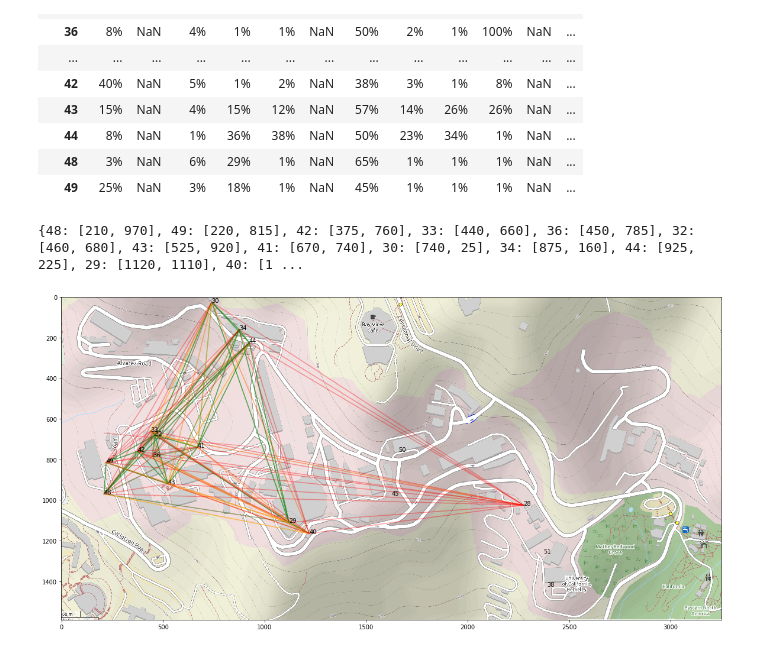
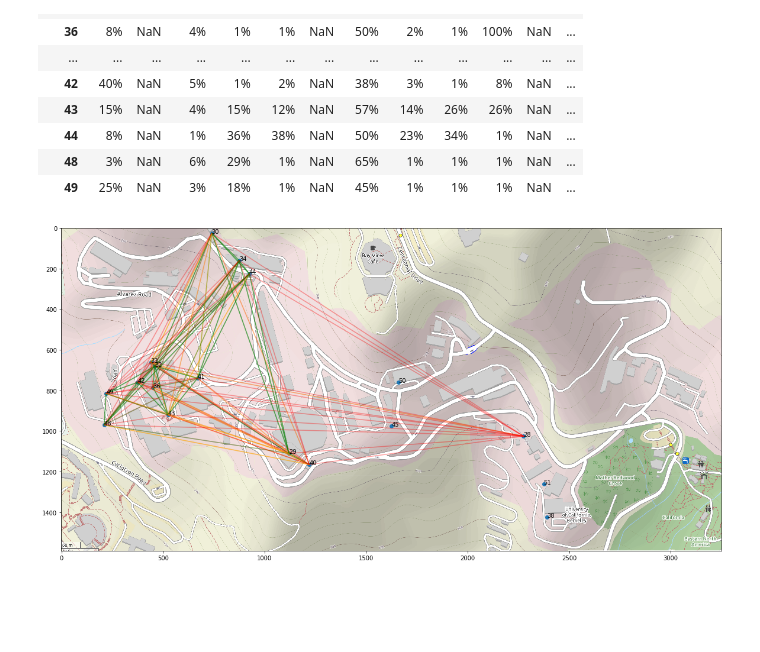
Before and after one commit to ralphou/acquisuite_pipeline, a Jupyter notebook: acquisuite_webpage_parsing.ipynb, the cells around one changed output. Cells and saved outputs as stored; diff of their text form; code cells hidden in the pictures; blank space fills up the shorter version.

Commit message:
more updates to signal density map

```diff
--- a/acquisuite_webpage_parsing.ipynb
+++ b/acquisuite_webpage_parsing.ipynb
@@ -128,48 +129,63 @@ tbl
 | 49 | 25% | NaN | 3% | 18% | 1% | NaN | 45% | 1% | 1% | 1% | NaN | ... |
 # %%
 #THIS SECTION IS TO PLOT THE POINTS, NEED THE CSV FILE TO PROCEED
-#NOTES: This
+#NOTES: This code can be easily altered! If you think the colors need different parameters (ie, want red lines for percents
+#up to 20%) you can change that in the if elif block.
 img = plt.imread("lbnl_map.png")
 fig, ax = plt.subplots()
 fig.set_size_inches(20, 13)
 
 #initializing the device points, from left to right
 #First make a mapping of each device and their points
+#Note that you can alter the devices list safely, as long as you also add the appropriate x,y coordinates in the
+#x and y list. Please note that order matters here! Each index of devices should properly align in coordinates with the
+#indexes in the x and y lists.
 devices = [48, 49, 42, 33, 36, 32, 43, 41, 30, 34, 44, 29, 40, 45, 50, 28, 51, 38]
 x = [210, 220, 375, 440, 450, 460, 525, 670, 740, 875, 925, 1120, 1220, 1625, 1660, 2275, 2375, 2390]
 y = [970, 815, 760, 660, 785, 680, 920, 740, 25, 160, 225, 1110, 1165, 975, 760, 1025, 1260, 1425]
-merged = [[x[i], y[i]] for i in range(0, len(x))]
-merge_dict = dict(zip(devices, merged))
+
+#This is needed for line plotting
 x_dict = dict(zip(devices, x))
 y_dict = dict(zip(devices, y))
-print(merge_dict)
-# device_points = {}
-# device_points[48] = [210, 970]
-# device_points[49] = [220, 815]
-# device_points[42] = [375, 760]
-#testing points visually
-# plt.scatter(x, y)
-# plt.plot(x, y, color='r', alpha=0.3)
-plt.plot(merge_dict[48], merge_dict[41], color='r', alpha=0.3)
+
+#Plotting the points
+plt.scatter(x, y)
+
+#Plotting the names of the points
+for i, txt in enumerate(devices):
+    ax.annotate(txt, (x[i], y[i]))
+
+#The workhorse of the notebook, this actually plots the lines.
 for index, row in tbl.iterrows():
+    #If the index exists in our listed devices, continue
     if int(index) in devices:
         for device in devices:
+            #If the device exists in our data table csv, continue
             if str(device) in tbl.columns:
+
+                #Note the implicit hierarchy here! We must go in ascending order of if statements,
+                #since the lower numbers will get "caught" and not interfere with the higher numbers
+                #i.e. you don't want 9% be in the <20 if block, so we "catch" it in the <10 block that was
+                #written first.
+
+                #Also, the alpha param controls depth of color. If you want a bolder color, increase alpha (min=0.0, max=1.0)
+                #If the signal strength is less than 10 and we don't have a NaN value, plot red lines
                 if int(row[str(device)][:-1]) < 10 and row[str(device)][:-1] != 'NaN':
-                    #print(merge_dict[int(index)])
                     plt.plot([x_dict[int(index)], x_dict[int(device)]],
                              [y_dict[int(index)], y_dict[int(device)]], color='r', alpha=0.2)
+                #If the signal strength is less than 20 and we don't have a NaN value, plot orange lines
                 elif int(row[str(device)][:-1]) < 20 and row[str(device)][:-1] != 'NaN':
                     plt.plot([x_dict[int(index)], x_dict[int(device)]],
                              [y_dict[int(index)], y_dict[int(device)]], color='orange', alpha=0.4)
+                #If the signal strength is 20 or above and we don't have a NaN value, plot green lines
                 elif int(row[str(device)][:-1]) >= 20 and row[str(device)][:-1] != 'NaN':
                     plt.plot([x_dict[int(index)], x_dict[int(device)]],
                              [y_dict[int(index)], y_dict[int(device)]], color='green', alpha=0.4)
 
-                    for i, txt in enumerate(devices):
-    ax.annotate(txt, (x[i], y[i]))
+#Overlap the image over the plot
 ax.imshow(img)
+
+#Save the plot
 plt.savefig('signal_map.png')
 # %% [output]
-{48: [210, 970], 49: [220, 815], 42: [375, 760], 33: [440, 660], 36: [450, 785], 32: [460, 680], 43: [525, 920], 41: [670, 740], 30: [740, 25], 34: [875, 160], 44: [925, 225], 29: [1120, 1110], 40: [1 ...
-[figure, old version]
+[figure, new version]
```
Also changed, not shown: parts of 1 cell of this notebook, 1 other file.
